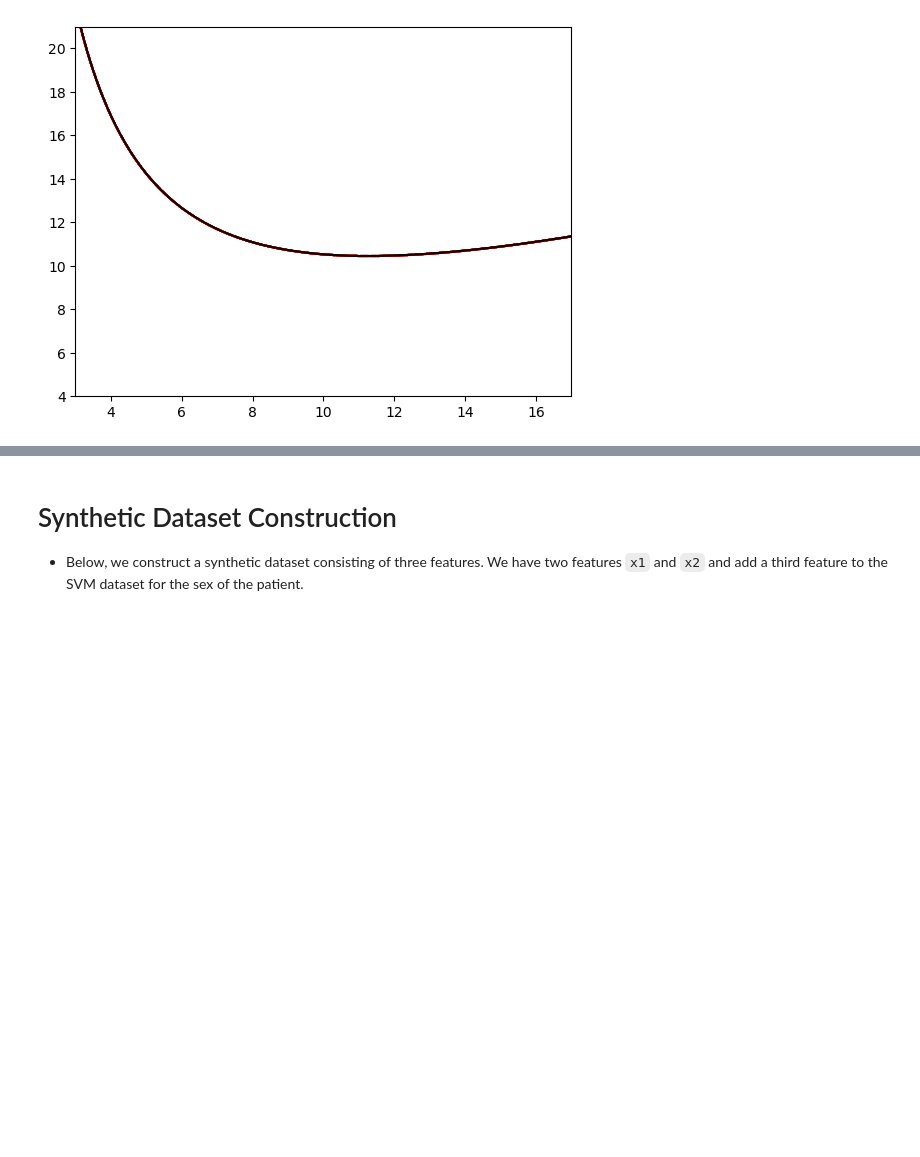
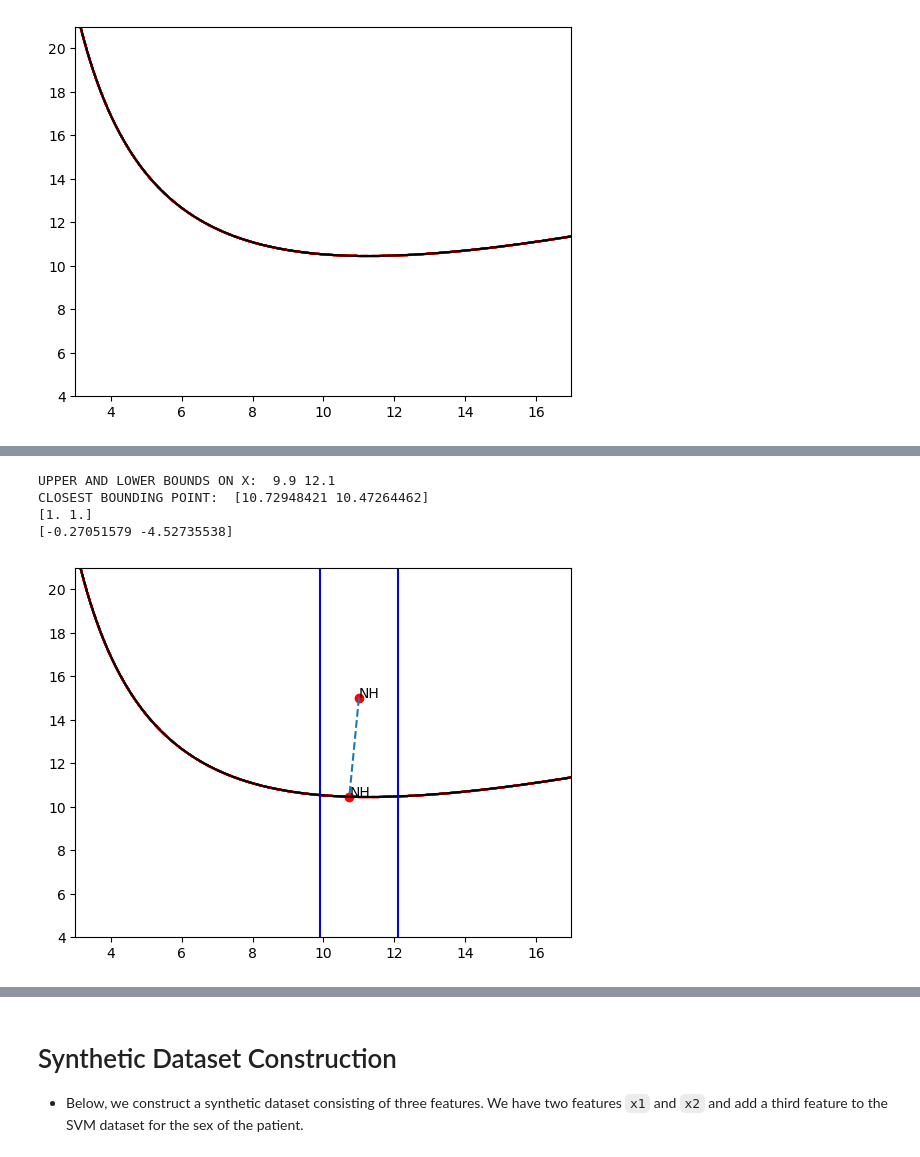
Before and after one commit to dsin85691/SSBA_For_Counterfactuals, a Jupyter notebook: research_notebook.ipynb, the cells around one changed output, grey strips where cells are left out. Saved outputs shown, nothing was run; the diff lists cells and outputs as text; code cells hidden in the pictures; blank space fills up the shorter version.

```diff
--- a/research_notebook.ipynb
+++ b/research_notebook.ipynb
@@ -493,3 +530,11 @@ optimal_projection = optimal_point(df, svm_classifier, desired_class=-1, undesir
+# %%
+optimal_projection = optimal_point(df, svm_classifier, desired_class=-1, undesired_coords=(11,15), change_px=20, change_py=None)
+# %% [output]
+UPPER AND LOWER BOUNDS ON X:  9.9 12.1
+CLOSEST BOUNDING POINT:  [10.72948421 10.47264462]
+[1. 1.]
+[-0.27051579 -4.52735538]
+[figure, added]
 # %%
 optimal_projection = optimal_point(df, svm_classifier, desired_class=-1, undesired_coords=(11,15), change_px=25, change_py='inf')
 # %% [output]
```
Also changed, not shown: parts of 42 cells of this notebook, 7 other files.
